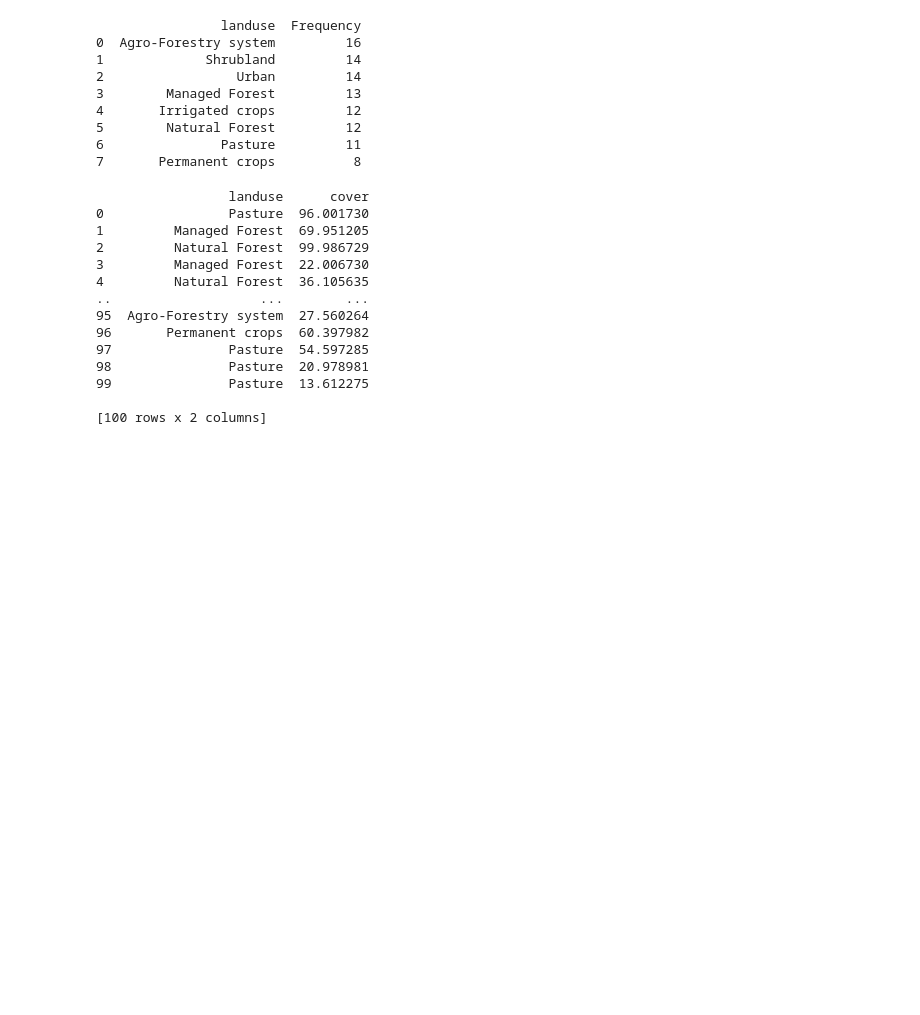
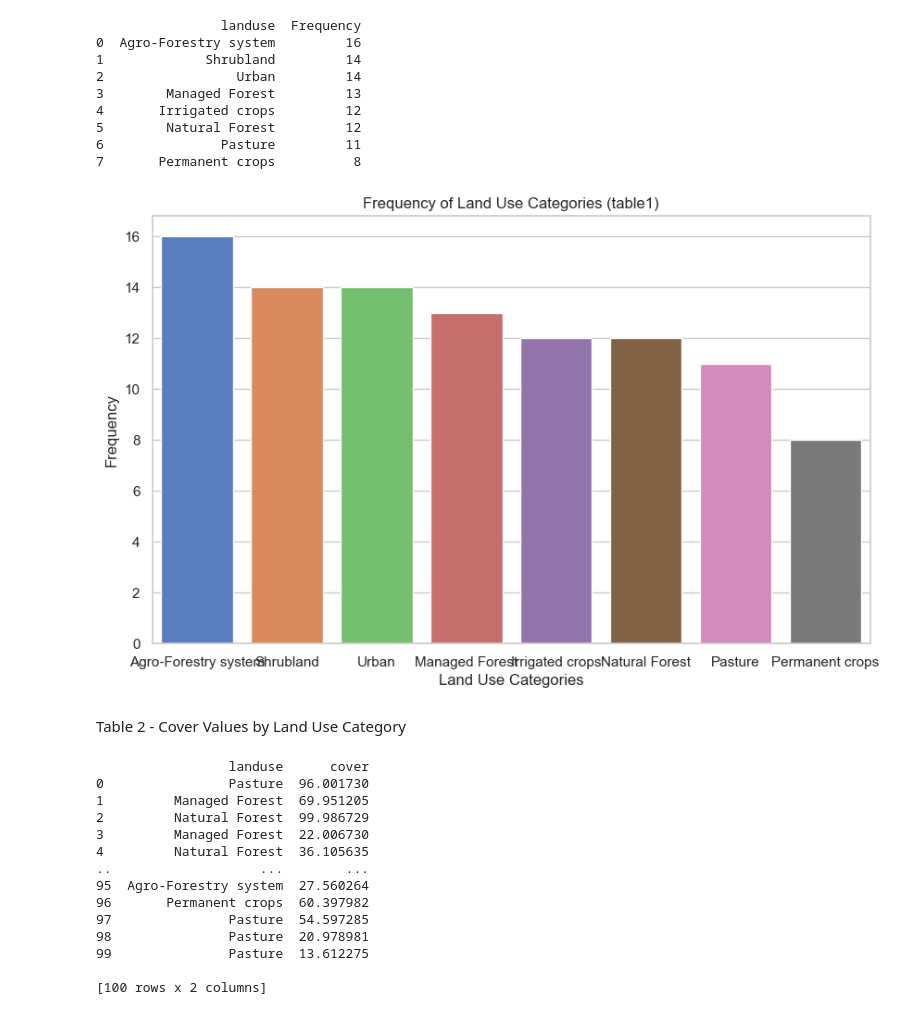
Before and after one commit to isa-ulisboa/greends-avcad-2024, a Jupyter notebook: people/SofiaRodrigues/Ex02_charts.ipynb, the cells around one changed output. Cells and saved outputs as stored; diff of their text form; code cells hidden in the pictures; blank space fills up the shorter version.

```diff
--- a/people/SofiaRodrigues/Ex02_charts.ipynb
+++ b/people/SofiaRodrigues/Ex02_charts.ipynb
@@ -72,6 +103,18 @@ print (table1)
 5        Natural Forest         12
 6               Pasture         11
 7       Permanent crops          8
+# %%
+# Plot 3: Bar chart for table1
+plt.figure(figsize=(10, 6)) #create a new figure with a specified size
+sns.barplot(x="landuse", y="Frequency", data=table1, palette="muted") #create a bar plor for the frequencies of land use categories in table1 using seaborn
+plt.title("Frequency of Land Use Categories (table1)") #set the title of the plot
+plt.xlabel("Land Use Categories") #set the label for the x
+plt.ylabel("Frequency") #set the label for the y
+plt.show() #display the plot
+# %% [output]
+[figure, added]
+# %% [markdown]
+Table 2 - Cover Values by Land Use Category
 # %%
 # Simulate table2
 table2 = pd.DataFrame(list(zip(var1, var2)), columns = ["landuse", "cover"]) #create a dataframe from the zipped var1 and var2
```
Also changed, not shown: parts of 14 cells of this notebook.
